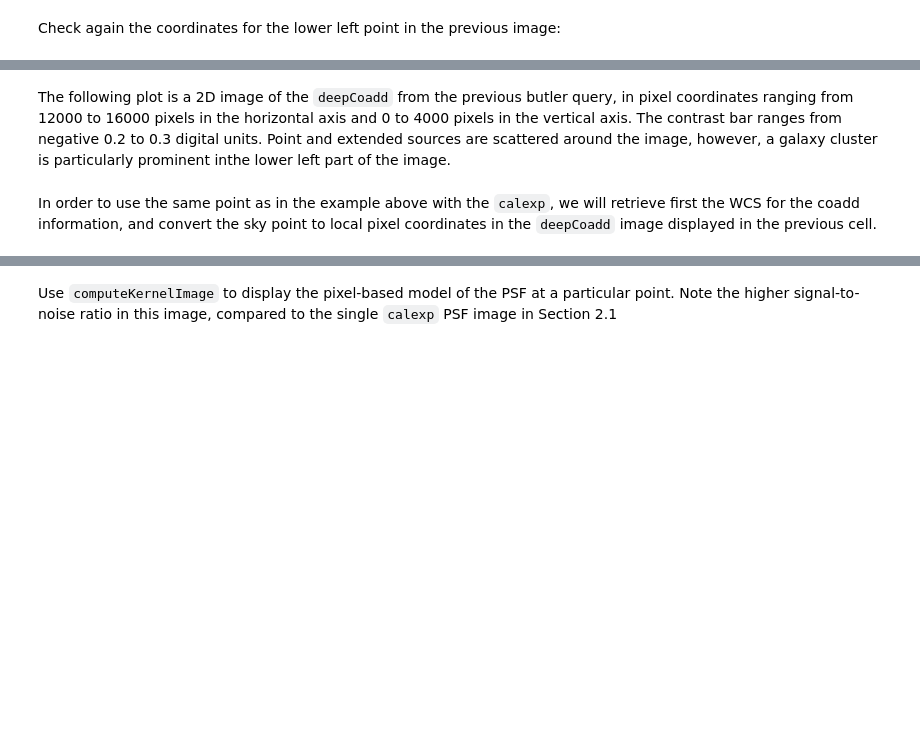
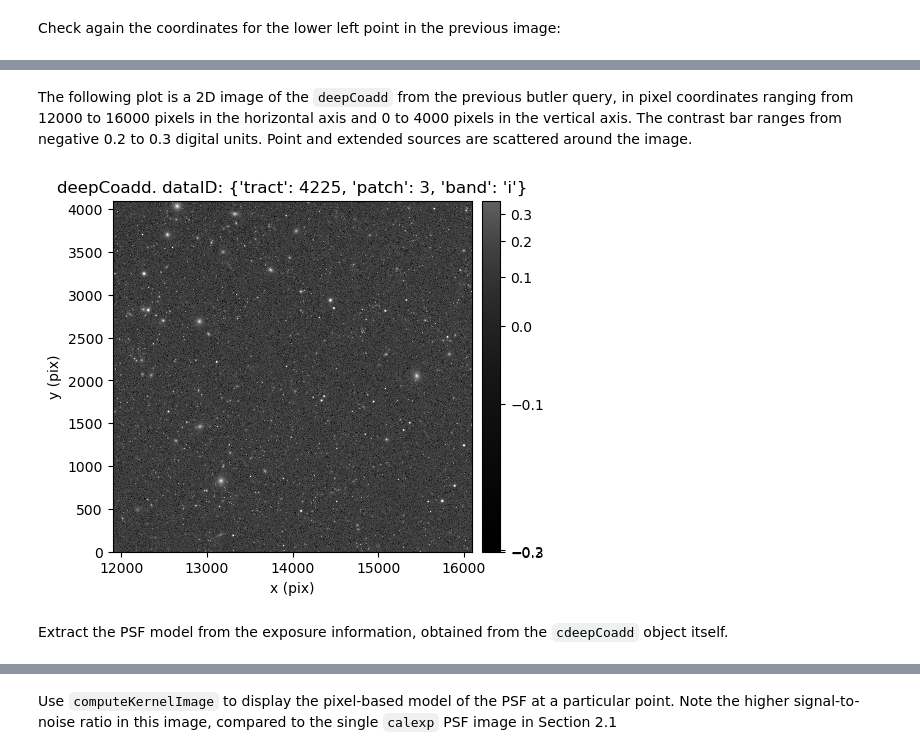
Before and after one commit to rubin-dp0/tutorial-notebooks, a Jupyter notebook: DP02_12a_Point_Spread_Function_data_products.ipynb, the cells around one changed output, grey strips where cells are left out. Cells and saved outputs as stored; diff of their text form; code cells hidden in the pictures; blank space fills up the shorter version.

```diff
--- a/DP02_12a_Point_Spread_Function_data_products.ipynb
+++ b/DP02_12a_Point_Spread_Function_data_products.ipynb
@@ -665,5 +476,3 @@ print('my_patch: ', my_patch)
 datasetType = 'deepCoadd'
 dataId = {'tract': my_tract, 'patch': my_patch, 'band': my_band}
 coadd = butler.get(datasetType, dataId=dataId)
-# %% [markdown]
-The following plot is a 2D image of the `deepCoadd` from the previous butler query, in pixel coordinates ranging from 12000 to 16000 pixels in the horizontal axis and 0 to 4000 pixels in the vertical axis. The contrast bar ranges from negative 0.2 to 0.3 digital units. Point and extended sources are scattered around the image, however, a galaxy cluster is particularly prominent inthe lower left part of the image.
@@ -679,2 +478,0 @@ plt.show()
-# %% [markdown]
-In order to use the same point as in the example above with the `calexp`, we will retrieve first the WCS for the coadd information, and convert the sky point to local pixel coordinates in the `deepCoadd` image displayed in the previous cell.
@@ -685,0 +479,15 @@ point_image
+# %% [markdown]
+The following plot is a 2D image of the `deepCoadd` from the previous butler query, in pixel coordinates ranging from 12000 to 16000 pixels in the horizontal axis and 0 to 4000 pixels in the vertical axis. The contrast bar ranges from negative 0.2 to 0.3 digital units. Point and extended sources are scattered around the image.
+# %%
+fig = plt.figure(figsize=(5, 5))
+display = afwDisplay.Display(frame=fig)
+display.scale('asinh', 'zscale')
+display.mtv(coadd.image)
+plt.title(f'deepCoadd. dataID: {dataId}')
+plt.xlabel('x (pix)')
+plt.ylabel('y (pix)')
+plt.show()
+# %% [output]
+[figure, added]
+# %% [markdown]
+Extract the PSF model from the exposure information, obtained from the `cdeepCoadd` object itself.
```
Also changed, not shown: parts of 78 cells of this notebook, 1 other file.
